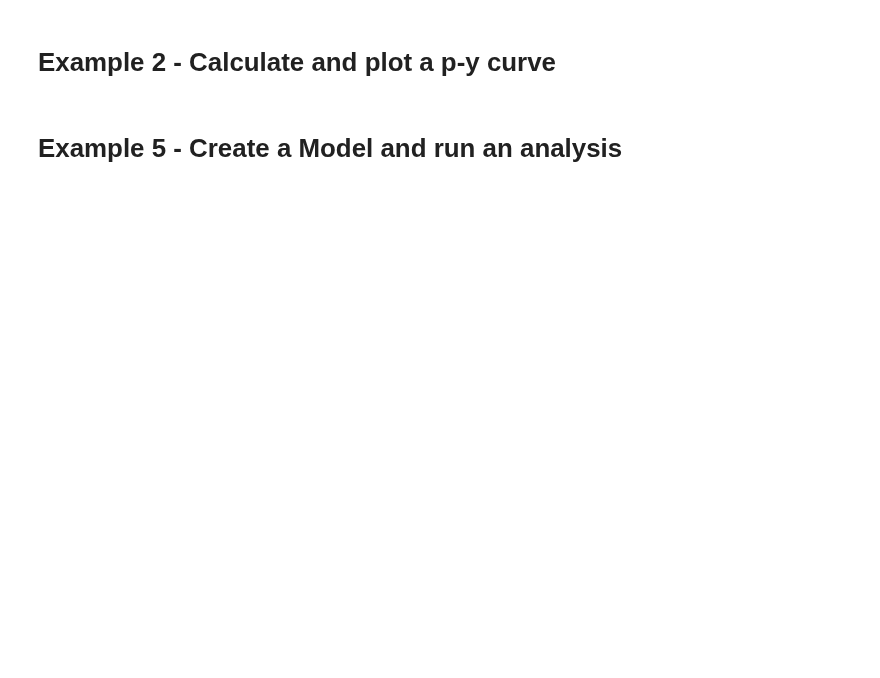
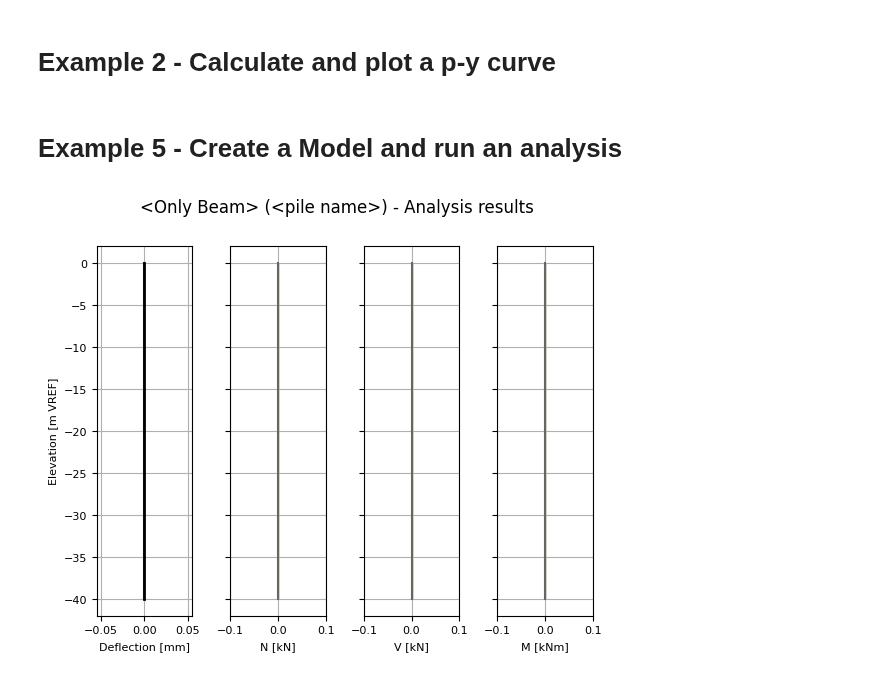
Before and after one commit to TchilDill/openpile, a Jupyter notebook: samples/run_usage.ipynb, the cells around one changed output. Cells and saved outputs as stored; diff of their text form; code cells hidden in the pictures; blank space fills up the shorter version.

```diff
--- a/samples/run_usage.ipynb
+++ b/samples/run_usage.ipynb
@@ -97,3 +92,31 @@ Result.plot()
 plt.savefig("../docs/source/_static/usage/analyses_plots/main_results_plot.png")
 # %%
 Result.details()
+# %%
+from openpile.construct import Pile, Model
+
+
+p = Pile.create_tubular(
+    name="<pile name>", top_elevation=0, bottom_elevation=-40, diameter=7.5, wt=0.075
+)
+
+# Create Model
+M = Model(name="<Only Beam>", pile=p)
+
+# Apply bottom fixity along x-axis
+M.set_support(elevation=-40, Ty=True)
+M.set_support(elevation=-40, Tx=True)
+M.set_support(elevation=0, Ty=True)
+M.set_pointdisplacement(elevation=-20,Ty=0.1)
+# Apply axial and lateral loads
+# M.set_pointload(elevation=-20, Px=1, Py=5)
+
+# Run analysis
+import matplotlib.pyplot as plt
+
+Result = M.solve()
+
+# plot the results
+Result.plot()
+# %% [output]
+[figure, added]
```
Also changed, not shown: parts of 2 cells of this notebook, 6 other files.
